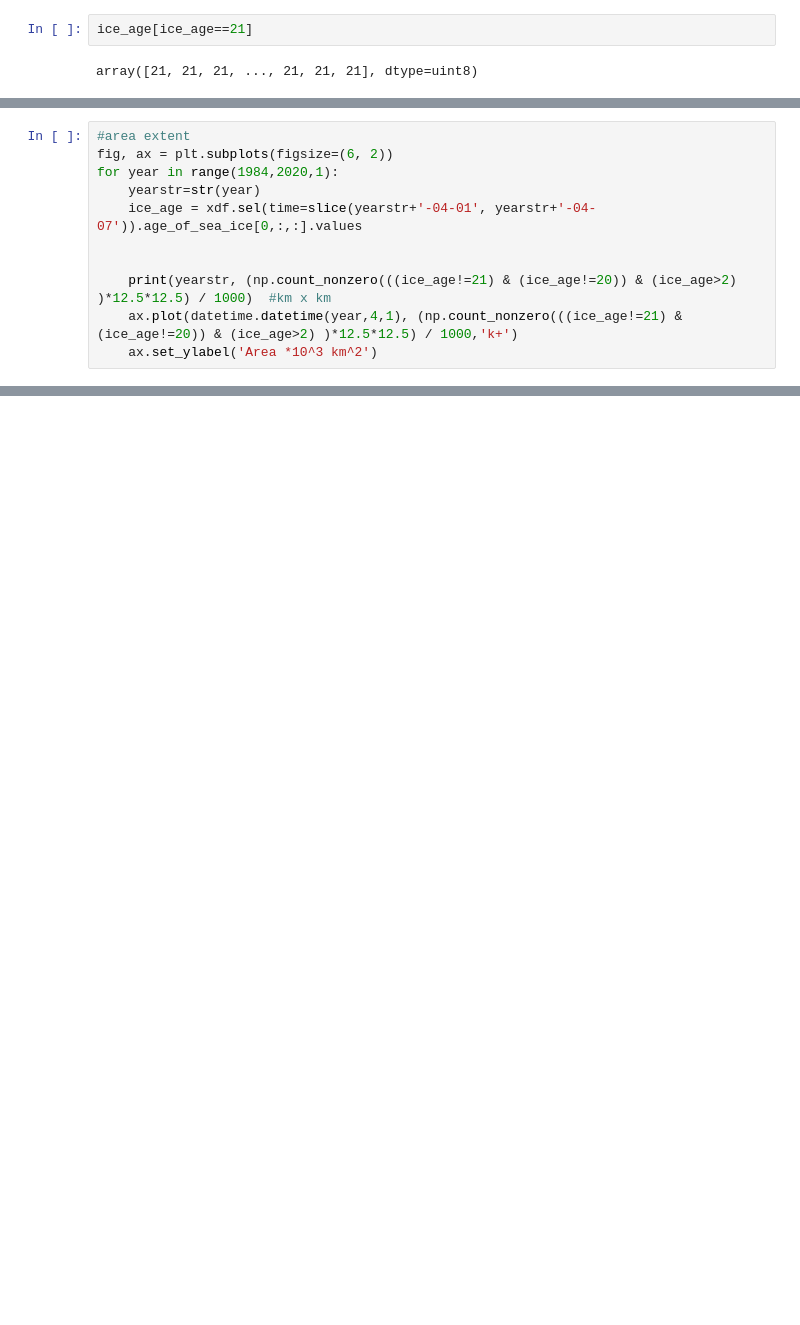
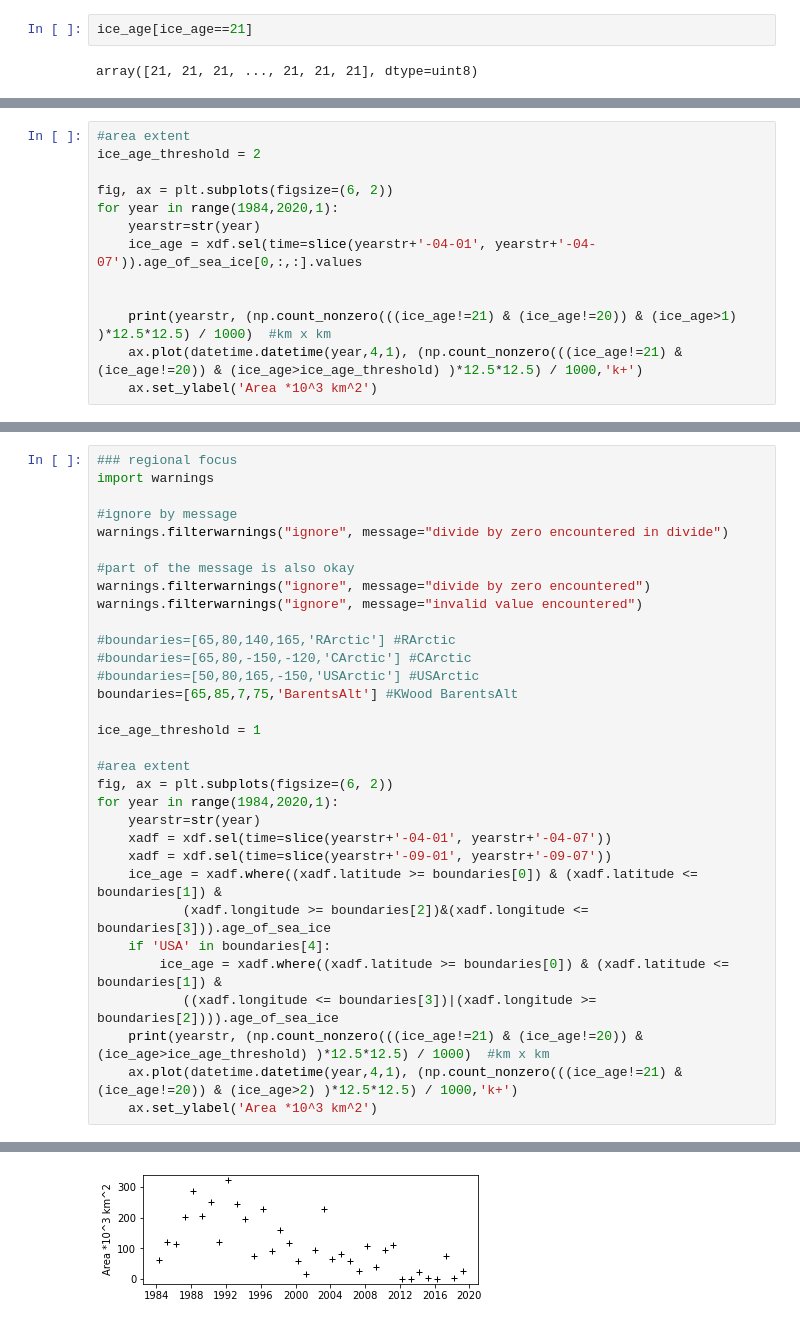
Before and after one commit to NOAA-PMEL/EcoFOCI_Jupyter_Notebooks, a Jupyter notebook: IceAnalysis/SeaIceAge_plots_KWood.ipynb, the cells around one changed output, grey strips where cells are left out. Saved outputs shown, nothing was run; the diff lists cells and outputs as text; blank space fills up the shorter version.

```diff
--- a/IceAnalysis/SeaIceAge_plots_KWood.ipynb
+++ b/IceAnalysis/SeaIceAge_plots_KWood.ipynb
@@ -155,12 +189,14 @@ for year in range(2018,2019,1):
 # %%
 #area extent
+ice_age_threshold = 2
+
 fig, ax = plt.subplots(figsize=(6, 2))
 for year in range(1984,2020,1):
     yearstr=str(year)
     ice_age = xdf.sel(time=slice(yearstr+'-04-01', yearstr+'-04-07')).age_of_sea_ice[0,:,:].values
 
 
-    print(yearstr, (np.count_nonzero(((ice_age!=21) & (ice_age!=20)) & (ice_age>2) )*12.5*12.5) / 1000)  #km x km
-    ax.plot(datetime.datetime(year,4,1), (np.count_nonzero(((ice_age!=21) & (ice_age!=20)) & (ice_age>2) )*12.5*12.5) / 1000,'k+')
+    print(yearstr, (np.count_nonzero(((ice_age!=21) & (ice_age!=20)) & (ice_age>1) )*12.5*12.5) / 1000)  #km x km
+    ax.plot(datetime.datetime(year,4,1), (np.count_nonzero(((ice_age!=21) & (ice_age!=20)) & (ice_age>ice_age_threshold) )*12.5*12.5) / 1000,'k+')
     ax.set_ylabel('Area *10^3 km^2')
 # %% [output]
@@ -184,0 +221,33 @@ for year in range(1984,2020,1):
+# %%
+### regional focus
+import warnings
+
+#ignore by message
+warnings.filterwarnings("ignore", message="divide by zero encountered in divide")
+
+#part of the message is also okay
+warnings.filterwarnings("ignore", message="divide by zero encountered")
+warnings.filterwarnings("ignore", message="invalid value encountered")
+
+#boundaries=[65,80,140,165,'RArctic'] #RArctic
+#boundaries=[65,80,-150,-120,'CArctic'] #CArctic
+#boundaries=[50,80,165,-150,'USArctic'] #USArctic
+boundaries=[65,85,7,75,'BarentsAlt'] #KWood BarentsAlt
+
+ice_age_threshold = 1
+
+#area extent
+fig, ax = plt.subplots(figsize=(6, 2))
+for year in range(1984,2020,1):
+    yearstr=str(year)
+    xadf = xdf.sel(time=slice(yearstr+'-04-01', yearstr+'-04-07'))
+    xadf = xdf.sel(time=slice(yearstr+'-09-01', yearstr+'-09-07'))
+    ice_age = xadf.where((xadf.latitude >= boundaries[0]) & (xadf.latitude <= boundaries[1]) &
+           (xadf.longitude >= boundaries[2])&(xadf.longitude <= boundaries[3])).age_of_sea_ice
+    if 'USA' in boundaries[4]:
+        ice_age = xadf.where((xadf.latitude >= boundaries[0]) & (xadf.latitude <= boundaries[1]) &
+           ((xadf.longitude <= boundaries[3])|(xadf.longitude >= boundaries[2]))).age_of_sea_ice
+    print(yearstr, (np.count_nonzero(((ice_age!=21) & (ice_age!=20)) & (ice_age>ice_age_threshold) )*12.5*12.5) / 1000)  #km x km
+    ax.plot(datetime.datetime(year,4,1), (np.count_nonzero(((ice_age!=21) & (ice_age!=20)) & (ice_age>2) )*12.5*12.5) / 1000,'k+')
+    ax.set_ylabel('Area *10^3 km^2')
+# %% [output]
@@ -184,0 +271 @@ for year in range(1984,2020,1):
+[figure, added]
```
Also changed, not shown: parts of 11 cells of this notebook, 8 other files.
